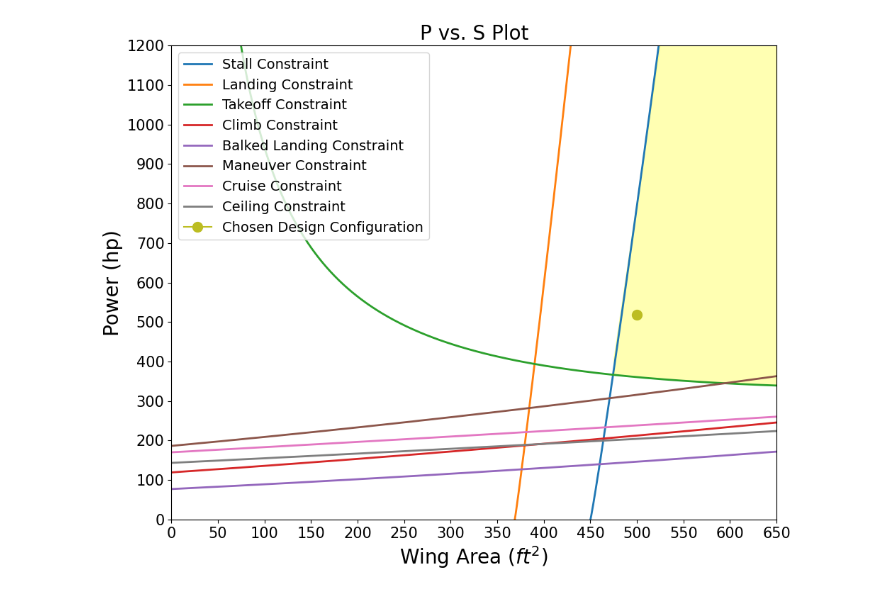
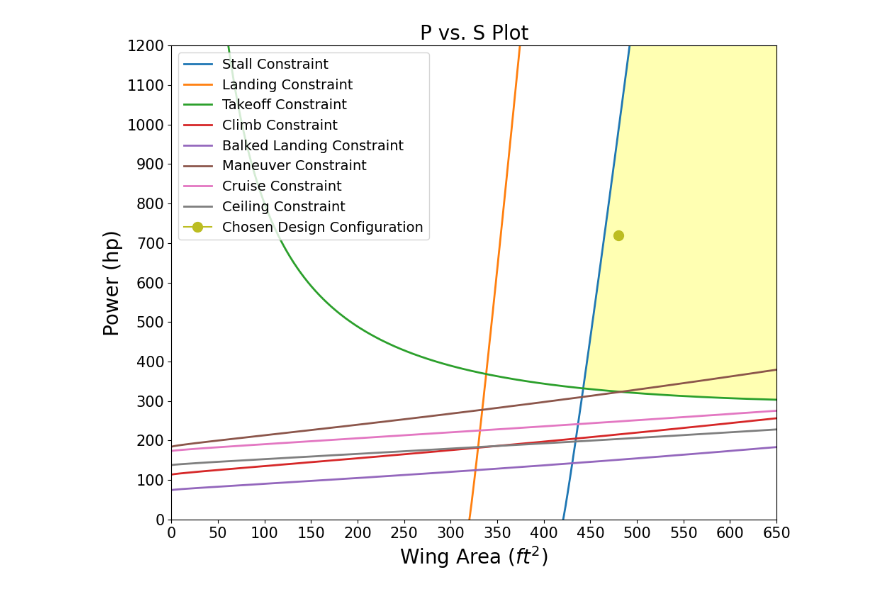
Before and after one commit to VaishnaviK003/Group9-EAE-130-A-B-UCDavis-2025-GatewayToBlueSkies, a Jupyter notebook: A4_2_B_CDR.ipynb, the cells around one changed output. Drawn from its saved outputs; the diff is of its cells as text; code cells hidden in the pictures.

```diff
--- a/A4_2_B_CDR.ipynb
+++ b/A4_2_B_CDR.ipynb
@@ -378,10 +384,10 @@ for i in range(5001):
             W3_W2 = 0.985  # climb segment in Algorithm 3 - using historical values
 
             c_f = 0.0055 # figure 4.4 on Metabook - "light aircraft - single engine"
-            eff_clean = 0.825  # Oswald efficiency factor
+            eff_clean = 0.7156  # Oswald efficiency factor
             AR = (56**2)/S0  # Aspect ratio NEEDS TO CHANGE FOR CHANGE OF AIRCRAFT
 
-            CD_0 = c_f * (S_wet_initial_rest + (2 * S0)) / S0  # Zero-lift drag coefficient
+            CD_0 = 0.0104  # Zero-lift drag coefficient
             k = 1 / (math.pi * eff_clean * AR)  # Induced drag factor
             CL = math.sqrt(CD_0 / k)  # Optimal CL for max L/D (Fix applied)
             L_D = (0.94 * CL) / (CD_0 + k * CL**2)  # Lift-to-drag ratio
@@ -435,10 +441,10 @@ for i in range(5001):
             W3_W2 = 0.985  # climb segment in Algorithm 3 - using historical values
 
             c_f = 0.0055 # figure 4.4 on Metabook - "light aircraft - single engine"
-            eff_clean = 0.825  # Oswald efficiency factor
+            eff_clean = 0.7156  # Oswald efficiency factor
             AR = (56**2)/S0  # Aspect ratio NEEDS TO CHANGE FOR CHANGE OF AIRCRAFT
 
-            CD_0 = c_f * (S_wet_initial_rest + (2 * S0)) / S0  # Zero-lift drag coefficient
+            CD_0 = 0.0104  # Zero-lift drag coefficient
             k = 1 / (math.pi * eff_clean * AR)  # Induced drag factor
             CL = math.sqrt(CD_0 / k)  # Optimal CL for max L/D (Fix applied)
             L_D = (0.94 * CL) / (CD_0 + k * CL**2)  # Lift-to-drag ratio
@@ -493,10 +499,10 @@ for i in range(5001):
             W3_W2 = 0.985  # climb segment in Algorithm 3 - using historical values
 
             c_f = 0.0055 # figure 4.4 on Metabook - "light aircraft - single engine"
-            eff_clean = 0.825  # Oswald efficiency factor
+            eff_clean = 0.7156  # Oswald efficiency factor
             AR = (56**2)/S_ST[i]  # Aspect ratio NEEDS TO CHANGE FOR CHANGE OF AIRCRAFT
 
-            CD_0 = c_f * (S_wet_initial_rest + (2 * S_ST[i])) / S_ST[i]  # Zero-lift drag coefficient
+            CD_0 = 0.0104  # Zero-lift drag coefficient
             k = 1 / (math.pi * eff_clean * AR)  # Induced drag factor
             CL = math.sqrt(CD_0 / k)  # Optimal CL for max L/D (Fix applied)
             L_D = (0.94 * CL) / (CD_0 + k * CL**2)  # Lift-to-drag ratio
@@ -547,10 +553,10 @@ for i in range(5001):
             W3_W2 = 0.985  # climb segment in Algorithm 3 - using historical values
 
             c_f = 0.0055 # figure 4.4 on Metabook - "light aircraft - single engine"
-            eff_clean = 0.825  # Oswald efficiency factor
+            eff_clean = 0.7156  # Oswald efficiency factor
             AR = (56**2)/S_LD[i]  # Aspect ratio NEEDS TO CHANGE FOR CHANGE OF AIRCRAFT
 
-            CD_0 = c_f * (S_wet_initial_rest + (2 * S_LD[i])) / S_LD[i]  # Zero-lift drag coefficient
+            CD_0 = 0.0104  # Zero-lift drag coefficient
             k = 1 / (math.pi * eff_clean * AR)  # Induced drag factor
             CL = math.sqrt(CD_0 / k)  # Optimal CL for max L/D (Fix applied)
             L_D = (0.94 * CL) / (CD_0 + k * CL**2)  # Lift-to-drag ratio
@@ -574,33 +580,33 @@ for i in range(5001):
 # %%
 plt.figure(figsize=(10,8))
 plt.title('P vs. S Plot', fontsize=20)
 plt.xlabel("Wing Area $(ft^2)$", fontsize=20)
 plt.ylabel("Power (hp)", fontsize=20)
 plt.plot(S_ST, P_range, label='Stall Constraint', linestyle='-', linewidth=2)
 plt.plot(S_LD, P_range, label='Landing Constraint', linestyle='-', linewidth=2)
 plt.plot(S_range, P_TO, label='Takeoff Constraint', linestyle='-', linewidth=2)
 plt.plot(S_range, P_CL, label='Climb Constraint', linestyle='-', linewidth=2)
 plt.plot(S_range, P_BC, label='Balked Landing Constraint', linestyle='-', linewidth=2)
 plt.plot(S_range, P_MN, label='Maneuver Constraint', linestyle='-', linewidth=2)
 plt.plot(S_range, P_CR, label='Cruise Constraint', linestyle='-', linewidth=2)
 plt.plot(S_range, P_CE, label='Ceiling Constraint', linestyle='-', linewidth=2)
 #plt.plot(S_range, S_range * (13 / 11.5), label='Design Condition Slope', linestyle='-', linewidth=2)
 #plt.plot(426.923, 426.923 * (13 / 11.5), label='Intersection', marker="o")
-plt.plot(500, 500 * (W_S / W_P), label='Chosen Design Configuration', marker="o", markersize = 10)
+plt.plot(480, 480 * (W_S / W_P), label='Chosen Design Configuration', marker="o", markersize = 10)
 #print(S_range[math.where(P_TO == (min(P_TO)))])
 #print(min(P_TO))
-plt.fill_between(S_range[3650: ], P_TO[3650:], (16 * S_range[3650:] - 7200), color='yellow', alpha=0.3)
+plt.fill_between(S_range[3400: ], P_TO[3400:], ((120/7) * S_range[3400:] - 7250), color='yellow', alpha=0.3)
 
 plt.ylim(0, 1200)
 plt.xlim(1,650)
 plt.yticks(math.arange(0, 1300, step=100), fontsize=15)
 plt.xticks(math.arange(0, 700, step=50), fontsize=15)
 
 plt.legend(loc=2, fontsize=14)
 plt.tight_layout()
 plt.show()
 # %% [output]
-[figure, old version]
+[figure, new version]
 # %%
 plt.figure(figsize=(10,8))
 plt.title('P vs. S Plot', fontsize=20)
```
Also changed, not shown: parts of 7 cells of this notebook, 2 other files.
